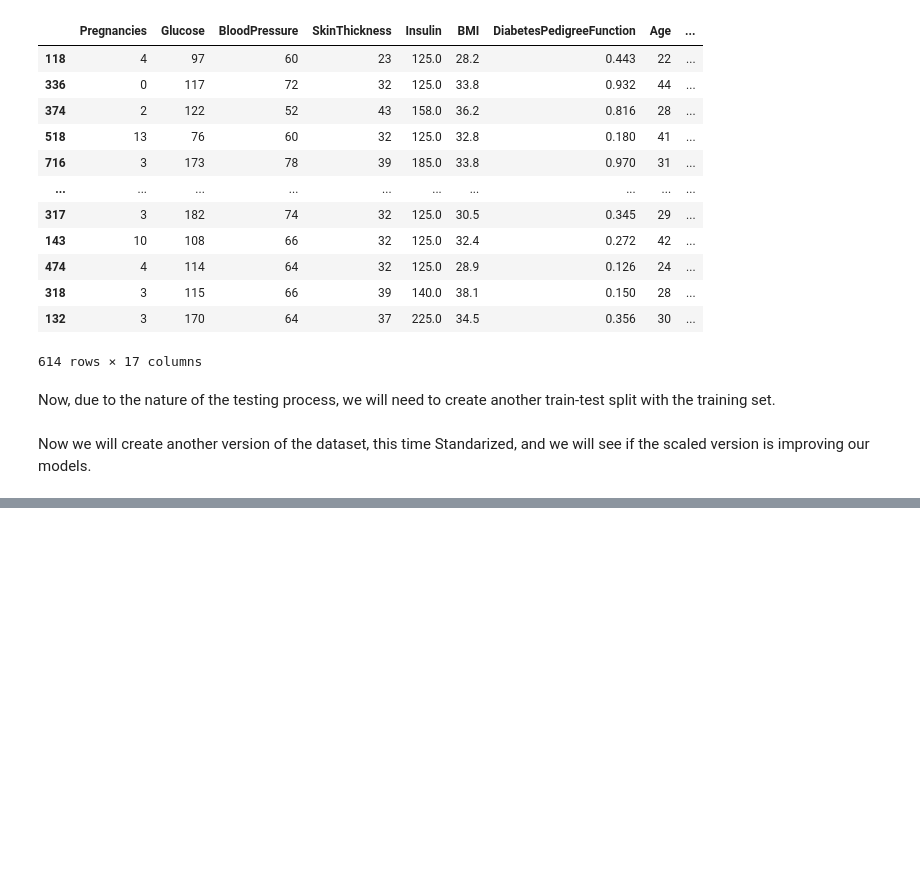
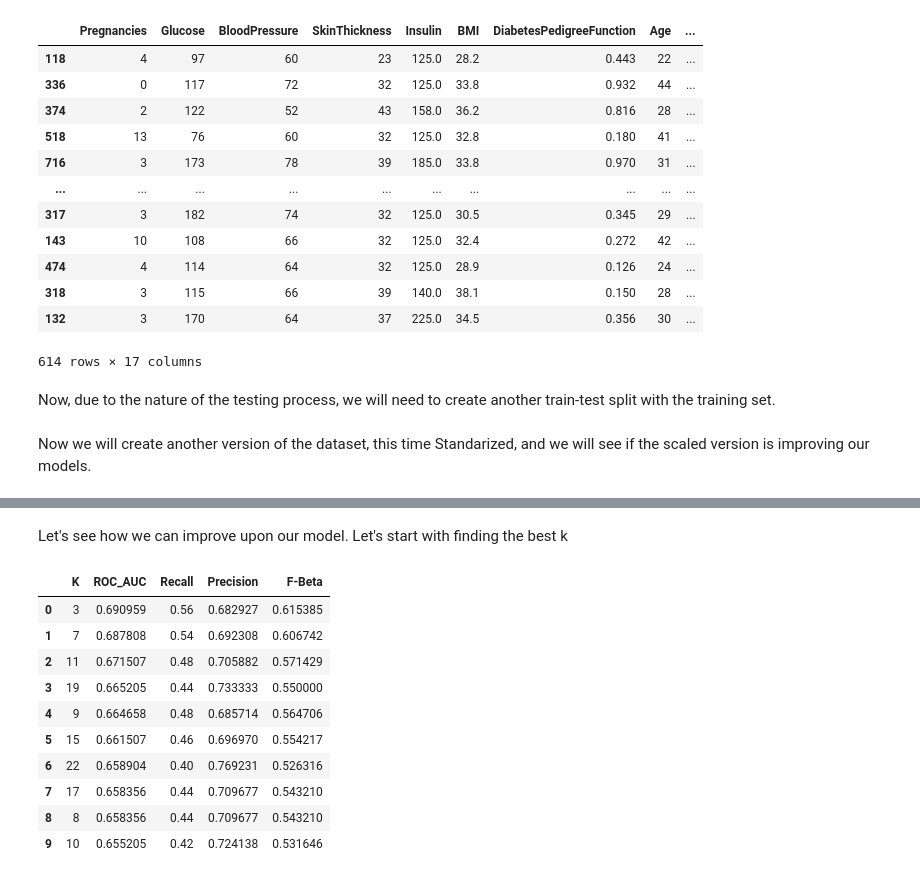
Before and after one commit to Aviost111/Diabetes_Predictions, a Jupyter notebook: DIABETES CLASSIFICATION PROJECT.ipynb, the cells around one changed output, grey strips where cells are left out. Cells and saved outputs as stored; diff of their text form; code cells hidden in the pictures; blank space fills up the shorter version.

```diff
--- a/DIABETES CLASSIFICATION PROJECT.ipynb
+++ b/DIABETES CLASSIFICATION PROJECT.ipynb
@@ -411,0 +551,49 @@ It is important to note that we will also be using the following metric tools fo
+# %% [markdown]
+Let's see how we can improve upon our model. Let's start with finding the best k
+# %%
+table = {}
+index = []
+AUC =[]
+recall=[]
+precision=[]
+fbeta=[]
+
+for  i in range(1,100):
+
+    knn = KNeighborsClassifier(n_neighbors=i)
+
+    knn.fit(X_train2,y_train2)
+
+    y_pred = knn.predict(X_test2)
+
+    index.append(i)
+
+    AUC.append(sklearn.metrics.roc_auc_score(y_test2,y_pred))
+
+    recall.append(recall_score(y_test2, y_pred))
+
+    precision.append(precision_score(y_test2, y_pred))
+
+    fbeta.append(fbeta_score(y_test2, y_pred, beta=1))
+
+    table.update({'K':index})
+    table.update({'ROC_AUC':AUC})
+    table.update({'Recall': recall})
+    table.update({'Precision': precision})
+    table.update({'F-Beta': fbeta})
+
+df = pd.DataFrame(table)
+df.sort_values('ROC_AUC',ascending=False,inplace=True,ignore_index=True)
+df.head(10)
+# %% [output]
+|  | K | ROC_AUC | Recall | Precision | F-Beta |
+| 0 | 3 | 0.690959 | 0.56 | 0.682927 | 0.615385 |
+| 1 | 7 | 0.687808 | 0.54 | 0.692308 | 0.606742 |
+| 2 | 11 | 0.671507 | 0.48 | 0.705882 | 0.571429 |
+| 3 | 19 | 0.665205 | 0.44 | 0.733333 | 0.550000 |
+| 4 | 9 | 0.664658 | 0.48 | 0.685714 | 0.564706 |
+| 5 | 15 | 0.661507 | 0.46 | 0.696970 | 0.554217 |
+| 6 | 22 | 0.658904 | 0.40 | 0.769231 | 0.526316 |
+| 7 | 17 | 0.658356 | 0.44 | 0.709677 | 0.543210 |
+| 8 | 8 | 0.658356 | 0.44 | 0.709677 | 0.543210 |
+| 9 | 10 | 0.655205 | 0.42 | 0.724138 | 0.531646 |
```
Also changed, not shown: parts of 13 cells of this notebook.
